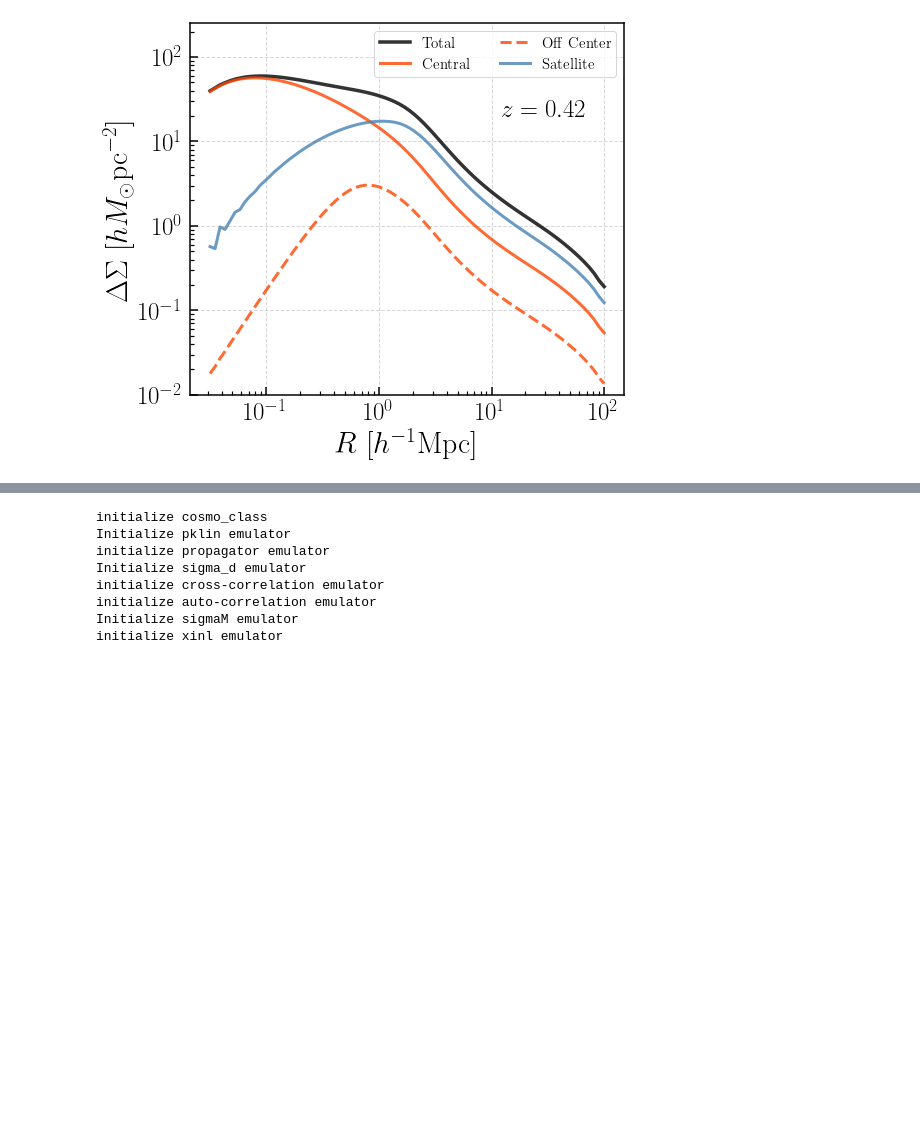
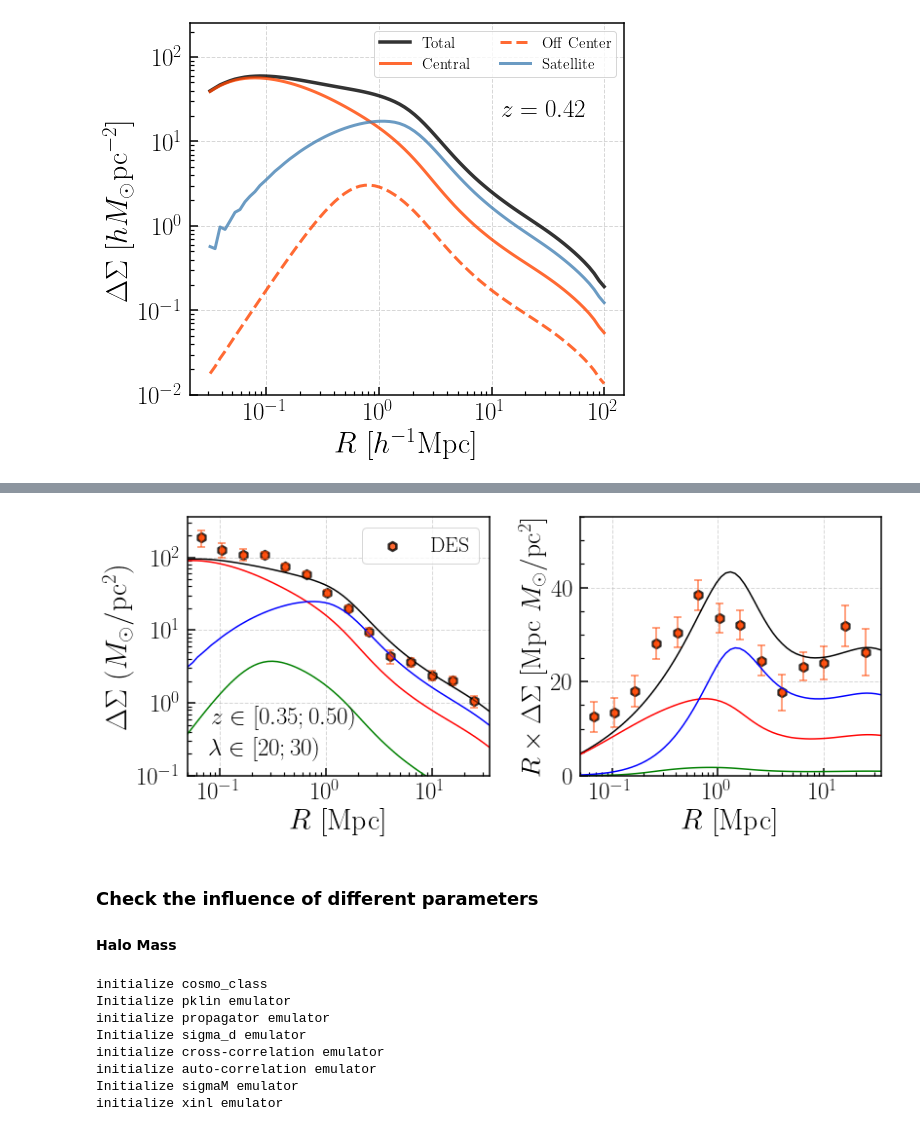
Before and after one commit to dr-guangtou/luandun, a Jupyter notebook: cosmology/emulator/dark_emulator.ipynb, the cells around one changed output, grey strips where cells are left out. Drawn from its saved outputs; the diff is of its cells as text; code cells hidden in the pictures; blank space fills up the shorter version.

```diff
--- a/cosmology/emulator/dark_emulator.ipynb
+++ b/cosmology/emulator/dark_emulator.ipynb
@@ -260,3 +296,72 @@ des_1 = Table.read(os.path.join(des_dir, 'full-unblind-v2-mcal-zmix_y1subtr_l3_z
+# %%
+fig = plt.figure(figsize=(11.5, 9))
+fig.subplots_adjust(left=0.13, right=0.99, bottom=0.13, top=0.95,
+                    wspace=0.3, hspace=0.0)
+
+# ---------------------------------------------------------------------- #
+ax1 = fig.add_subplot(221)
+ax1.set_xscale("log", nonpositive='clip')
+ax1.set_yscale("log", nonpositive='clip')
+
+# ---- DeltaSigma ---- #
+# DES Profile
+ax1.errorbar(
+    des_1['r_mpc'], des_1['dsigma'], yerr=des_1['dsig_err'],
+    ecolor='orangered', color='orangered', alpha=0.5, capsize=4, capthick=2.0, elinewidth=2.0,
+    label='__no_label__', fmt='o')
+ax1.scatter(
+    des_1['r_mpc'] , des_1['dsigma'], s=80, alpha=0.8, marker='h',
+    facecolor='orangered', edgecolor='k', label=r'$\rm DES$', linewidth=2.5)
+
+ax1.plot(rs * 0.7, dsig_tot / 0.7, c='k')
+ax1.plot(rs * 0.7, dsig_cen / 0.7, c='r')
+ax1.plot(rs * 0.7, dsig_off / 0.7, c='g')
+ax1.plot(rs * 0.7, dsig_sat / 0.7, c='b')
+
+ax1.legend(loc='best', fontsize=22)
+
+_ = ax1.set_xlim(0.05, 35)
+_ = ax1.set_ylim(0.1, 359)
+
+ax1.set_xlabel(r'$R\ [\mathrm{Mpc}]$', fontsize=30)
+ax1.set_ylabel(r'$\Delta\Sigma\ (M_{\odot}/\mathrm{pc}^2)$', fontsize=30)
+
+ax1.text(0.08, 0.20, r'$z\in [0.35; 0.50)$', transform=ax1.transAxes, fontsize=25)
+ax1.text(0.07, 0.08, r'$\lambda \in [20; 30)$', transform=ax1.transAxes, fontsize=25)
+
+
+# ---- R x DeltaSigma ---- #
+ax2 = fig.add_subplot(222)
+ax2.set_xscale("log", nonpositive='clip')
+
+
+# DES Profile
+ax2.errorbar(
+    des_1['r_mpc'], des_1['r_mpc'] * des_1['dsigma'],
+    yerr=(des_1['r_mpc'] * des_1['dsig_err']),
+    ecolor='orangered', color='orangered', alpha=0.5, capsize=4, capthick=2.0, elinewidth=2.0,
+    label='__no_label__', fmt='o')
+ax2.scatter(
+    des_1['r_mpc'] , des_1['r_mpc'] * des_1['dsigma'], s=80, alpha=0.8,
+    marker='h', facecolor='orangered', edgecolor='k', label=r'$\rm DES$', linewidth=2.5)
+
+ax2.plot(rs * 0.7, rs * dsig_tot, c='k')
+ax2.plot(rs * 0.7, rs * dsig_cen, c='r')
+ax2.plot(rs * 0.7, rs * dsig_off, c='g')
+ax2.plot(rs * 0.7, rs * dsig_sat, c='b')
+
+_ = ax2.set_xlim(0.05, 35)
+_ = ax2.set_ylim(0.0, 55)
+
+_ = ax2.set_xlabel(r'$R\ [\mathrm{Mpc}]$', fontsize=30)
+_ = ax2.set_ylabel(
+    r'$R \times \Delta\Sigma\ [{\rm Mpc}\ M_{\odot}/\mathrm{pc}^2]$', fontsize=28)
+# %% [output]
+[figure, added]
+# %% [markdown]
+### Check the influence of different parameters
+
+#### Halo Mass
 # %%
 hod = model_hod.darkemu_x_hod(
     {"fft_num": 8, "c-M_relation": "diemer19",
```
Also changed, not shown: parts of 24 cells of this notebook.
